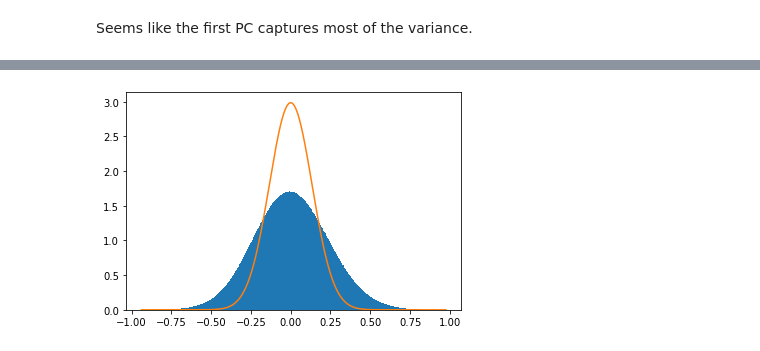
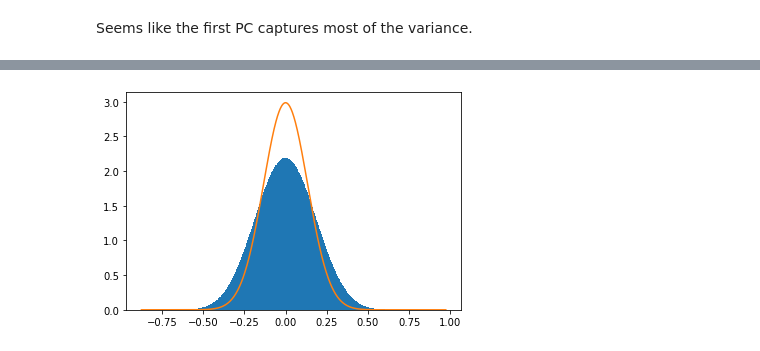
Before and after one commit to aryarm/species-gene-coexp, a Jupyter notebook: workflow/notebooks/linreg-full.ipynb, the cells around one changed output, grey strips where cells are left out. Saved outputs shown, nothing was run; the diff lists cells and outputs as text; code cells hidden in the pictures.

```diff
--- a/workflow/notebooks/linreg-full.ipynb
+++ b/workflow/notebooks/linreg-full.ipynb
@@ -179,7 +214,7 @@ Let's first obtain the PCs of each expression matrix.
 # %%
 def get_PCs(expr):
     pca = decomposition.PCA(svd_solver='full')
-    pca.fit(expr.values)
+    pca.fit(expr)
     exp_var = pca.explained_variance_
     plt.scatter(range(len(exp_var)), exp_var)
     return pca
@@ -190,3 +225,3 @@ mouse_pca = get_PCs(mean_mouse)
 # %%
-human_pca = get_PCs(mean_human)
+human_pca = get_PCs(human_scaled)
 # %% [output]
@@ -194,9 +229,9 @@ human_pca = get_PCs(mean_human)
 # %% [markdown]
 Seems like the first PC captures most of the variance.
 # %%
-def regress_PC1(pca, expr):
-    transformed = pca.transform(expr.values)
-    transformed[:,3:] = 0
+def regress_PCs(pca, expr, num_PCs=10):
+    transformed = pca.transform(expr)
+    transformed[:,num_PCs:] = 0
     pc1_vals = pca.inverse_transform(transformed)
     return expr - pc1_vals
 # %%
@@ -213,4 +242,4 @@ mouse_resid.head().iloc[:,:5]
 # %%
-human_resid = regress_PC1(human_pca, mean_human)
-human_resid.head().iloc[:,:5]
+human_resid = regress_PCs(human_pca, human_scaled)
+human_resid.shape
 # %% [output]
@@ -232,4 +251,4 @@ plot_corr(mean_human)
 # %%
-plot_corr(human_resid)
+plot_corr(human_resid.values)
 # %% [output]
-[figure, old version]
+[figure, new version]
```
Also changed, not shown: parts of 40 cells of this notebook.
